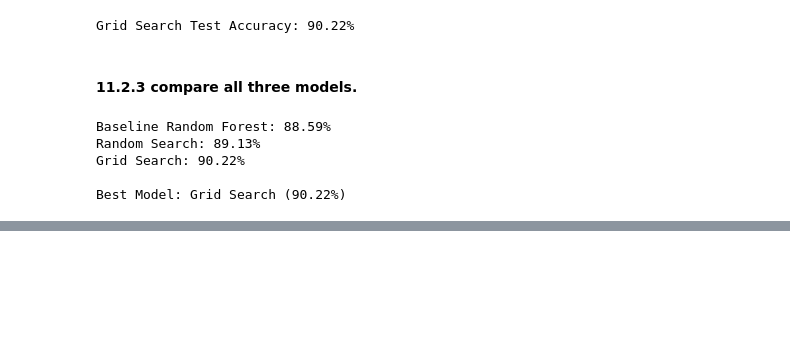
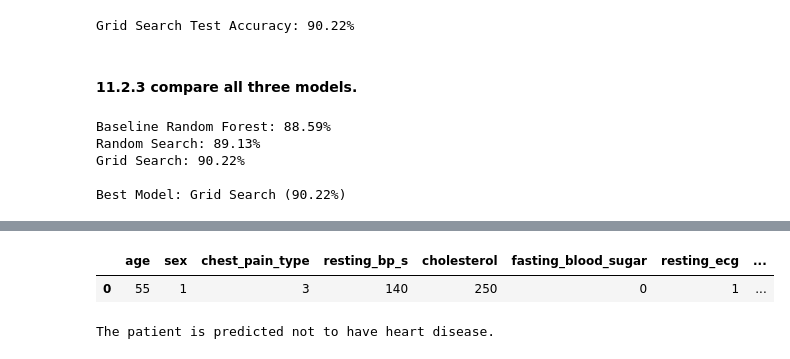
Before and after one commit to Clinton1029/Heart_Failure, a Jupyter notebook: Heart_Failure1.ipynb, the cells around one changed output, grey strips where cells are left out. Drawn from its saved outputs; the diff is of its cells as text; code cells hidden in the pictures; blank space fills up the shorter version.

```diff
--- a/Heart_Failure1.ipynb
+++ b/Heart_Failure1.ipynb
@@ -864,0 +871,34 @@ Best Model: Grid Search (90.22%)
+# %%
+
+# New patient data
+new_patient = {
+    "age": 55,
+    "sex": 1,
+    "chest_pain_type": 3,
+    "resting_bp_s": 140,
+    "cholesterol": 250,
+    "fasting_blood_sugar": 0,
+    "resting_ecg": 1,
+    "max_heart_rate": 150,
+    "exercise_angina": 0,
+    "oldpeak": 1.2,
+    "ST_slope": 1
+}
+
+# Convert dictionary to DataFrame
+new_patient_df = pd.DataFrame([new_patient])
+
+# Display the new patient
+new_patient_df
+# %% [output]
+|  | age | sex | chest_pain_type | resting_bp_s | cholesterol | fasting_blood_sugar | resting_ecg | ... |
+| 0 | 55 | 1 | 3 | 140 | 250 | 0 | 1 | ... |
+# %%
+prediction = best_grid.predict(new_patient_df)
+
+if prediction == 1:
+    print("The patient is predicted to have heart disease.")
+else:
+    print("The patient is predicted not to have heart disease.")
+# %% [output]
+The patient is predicted not to have heart disease.
```
Also changed, not shown: parts of 1 cell of this notebook.
